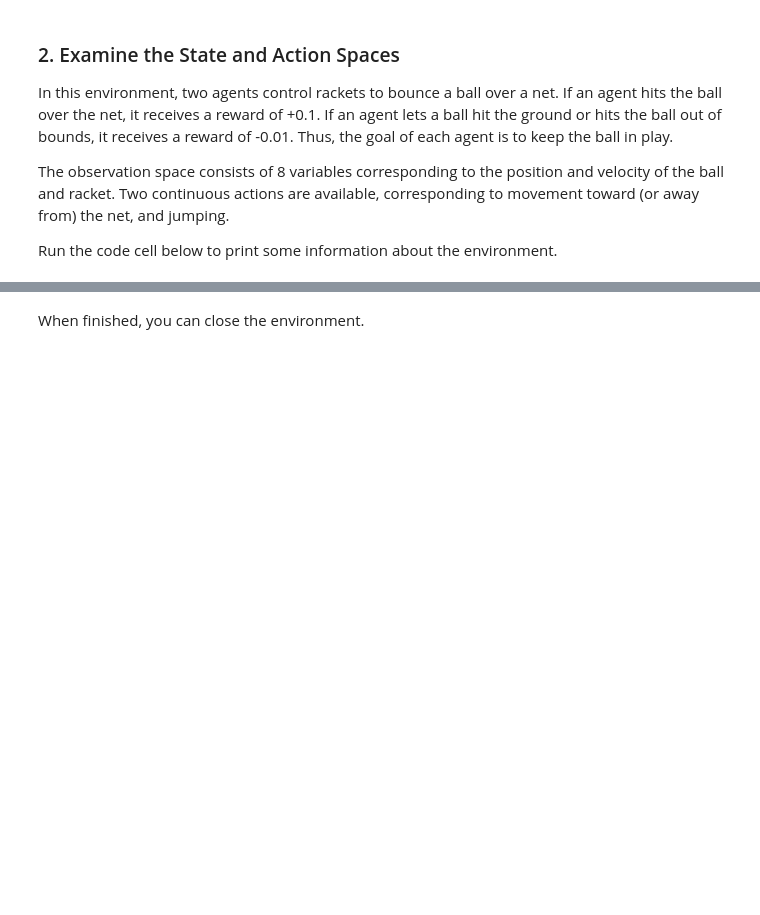
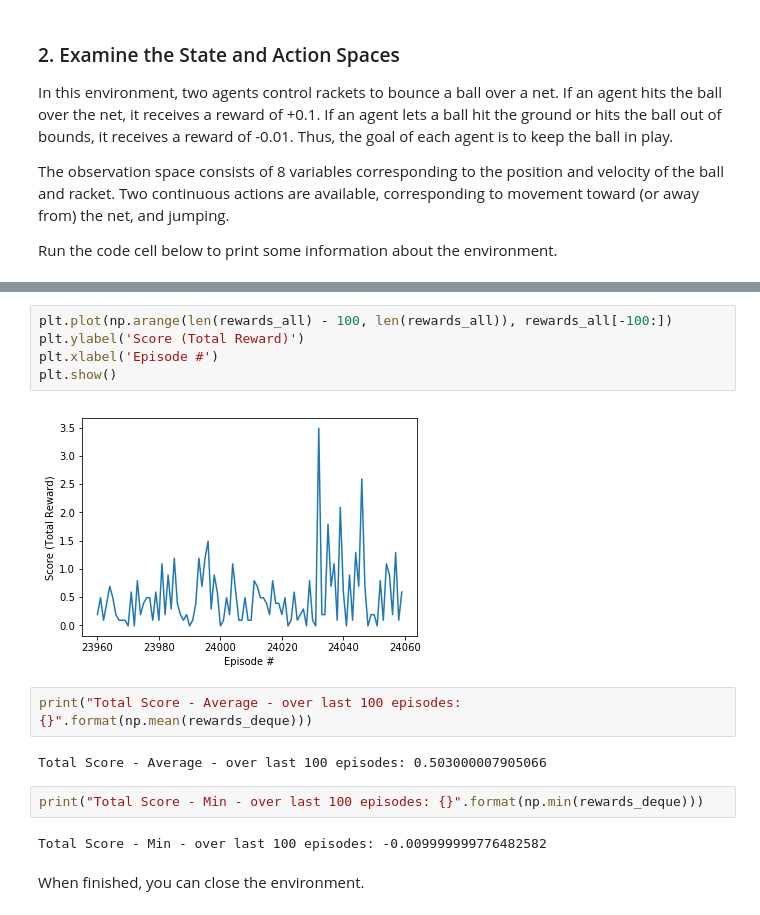
Before and after one commit to JBielan/DRLND-Project3, a Jupyter notebook: Tennis.ipynb, the cells around one changed output, grey strips where cells are left out. Saved outputs shown, nothing was run; the diff lists cells and outputs as text; blank space fills up the shorter version.

```diff
--- a/Tennis.ipynb
+++ b/Tennis.ipynb
@@ -118,3 +418,18 @@ Score (max over agents) from episode 5: 0.0
+# %%
+plt.plot(np.arange(len(rewards_all) - 100, len(rewards_all)), rewards_all[-100:])
+plt.ylabel('Score (Total Reward)')
+plt.xlabel('Episode #')
+plt.show()
+# %% [output]
+[figure, added]
+# %%
+print("Total Score - Average - over last 100 episodes: {}".format(np.mean(rewards_deque)))
+# %% [output]
+Total Score - Average - over last 100 episodes: 0.503000007905066
+# %%
+print("Total Score - Min - over last 100 episodes: {}".format(np.min(rewards_deque)))
+# %% [output]
+Total Score - Min - over last 100 episodes: -0.009999999776482582
 # %% [markdown]
 When finished, you can close the environment.
 # %%
```
Also changed, not shown: parts of 36 cells of this notebook, 10 other files.
